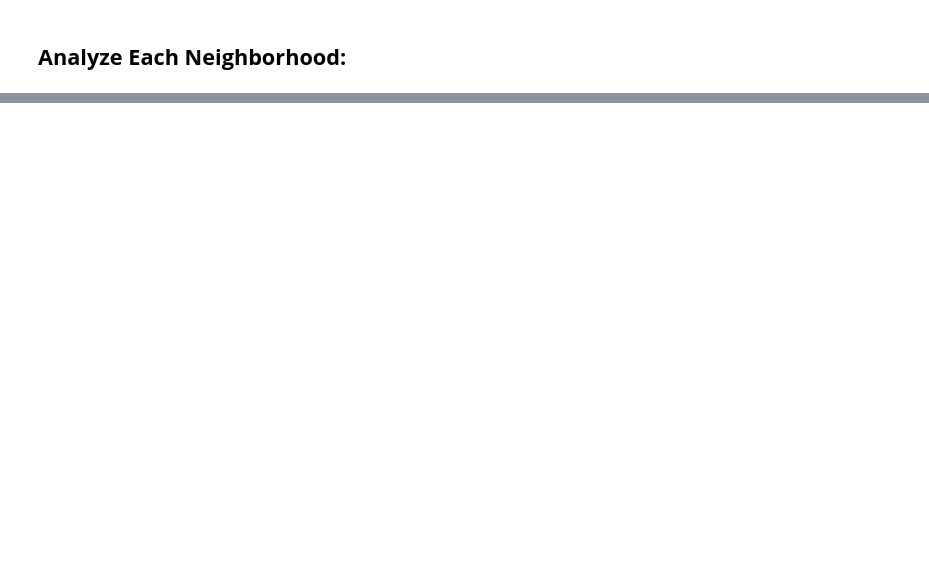
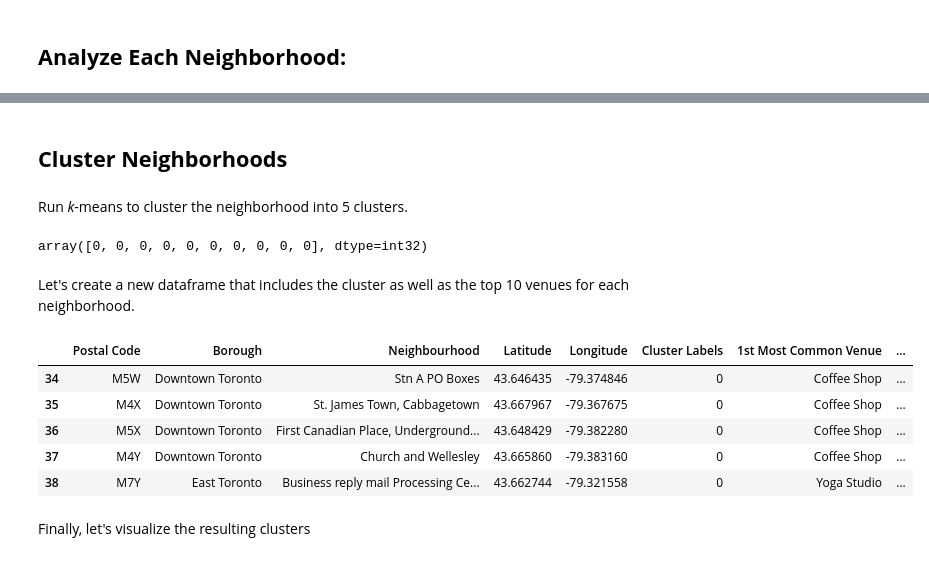
Before and after one commit to anasmghouri/Coursera_Capstone, a Jupyter notebook: Segmenting_and_Clustering_Neighborhoods_in_Toronto.ipynb, the cells around one changed output, grey strips where cells are left out. Cells and saved outputs as stored; diff of their text form; code cells hidden in the pictures; blank space fills up the shorter version.

```diff
--- a/Segmenting_and_Clustering_Neighborhoods_in_Toronto.ipynb
+++ b/Segmenting_and_Clustering_Neighborhoods_in_Toronto.ipynb
@@ -366,0 +375,3 @@ toronto_onehot.head()
+# %%
+toronto_grouped = toronto_onehot.groupby('Neighbourhood').mean().reset_index()
+toronto_grouped
@@ -366,0 +421,21 @@ toronto_onehot.head()
+# %%
+num_top_venues = 10
+
+indicators = ['st', 'nd', 'rd']
+
+# create columns according to number of top venues
+columns = ['Neighbourhood']
+for ind in np.arange(num_top_venues):
+    try:
+        columns.append('{}{} Most Common Venue'.format(ind+1, indicators[ind]))
+    except:
+        columns.append('{}th Most Common Venue'.format(ind+1))
+
+# create a new dataframe
+neighborhoods_venues_sorted = pd.DataFrame(columns=columns)
+neighborhoods_venues_sorted['Neighbourhood'] = toronto_grouped['Neighbourhood']
+
+for ind in np.arange(toronto_grouped.shape[0]):
+    neighborhoods_venues_sorted.iloc[ind, 1:] = return_most_common_venues(toronto_grouped.iloc[ind, :], num_top_venues)
+
+neighborhoods_venues_sorted.head()
@@ -366,0 +449,38 @@ toronto_onehot.head()
+# %% [markdown]
+## **Cluster Neighborhoods**
+# %% [markdown]
+Run _k_-means to cluster the neighborhood into 5 clusters.
+# %%
+# set number of clusters
+kclusters = 5
+
+toronto_grouped_clustering = toronto_grouped.drop('Neighbourhood', 1)
+
+# run k-means clustering
+kmeans = KMeans(n_clusters=kclusters, random_state=0).fit(toronto_grouped_clustering)
+
+# check cluster labels generated for each row in the dataframe
+kmeans.labels_[0:10]
+# %% [output]
+array([0, 0, 0, 0, 0, 0, 0, 0, 0, 0], dtype=int32)
+# %% [markdown]
+Let's create a new dataframe that includes the cluster as well as the top 10 venues for each neighborhood.
+# %%
+# add clustering labels
+neighborhoods_venues_sorted.insert(0, 'Cluster Labels', kmeans.labels_)
+
+toronto_merged = toronto_ngh
+
+# merge toronto_grouped with toronto_ngh to add latitude/longitude for each neighborhood
+toronto_merged = toronto_merged.join(neighborhoods_venues_sorted.set_index('Neighbourhood'), on='Neighbourhood')
+# %%
+toronto_merged.tail() # check the last columns!
+# %% [output]
+|  | Postal Code | Borough | Neighbourhood | Latitude | Longitude | Cluster Labels | 1st Most Common Venue | ... |
+| 34 | M5W | Downtown Toronto | Stn A PO Boxes | 43.646435 | -79.374846 | 0 | Coffee Shop | ... |
+| 35 | M4X | Downtown Toronto | St. James Town, Cabbagetown | 43.667967 | -79.367675 | 0 | Coffee Shop | ... |
+| 36 | M5X | Downtown Toronto | First Canadian Place, Underground... | 43.648429 | -79.382280 | 0 | Coffee Shop | ... |
+| 37 | M4Y | Downtown Toronto | Church and Wellesley | 43.665860 | -79.383160 | 0 | Coffee Shop | ... |
+| 38 | M7Y | East Toronto | Business reply mail Processing Ce... | 43.662744 | -79.321558 | 0 | Yoga Studio | ... |
+# %% [markdown]
+Finally, let's visualize the resulting clusters
```
Also changed, not shown: parts of 16 cells of this notebook.
